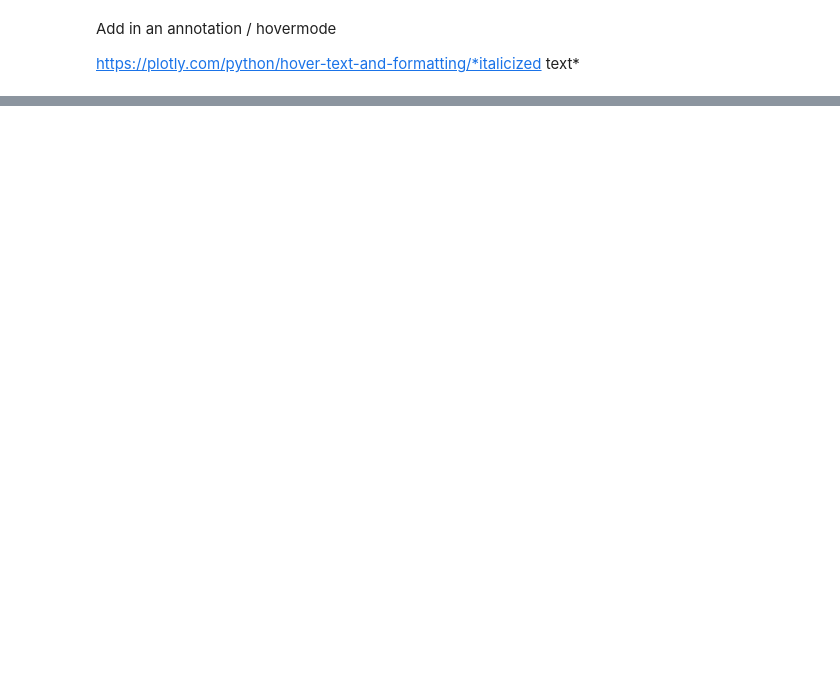
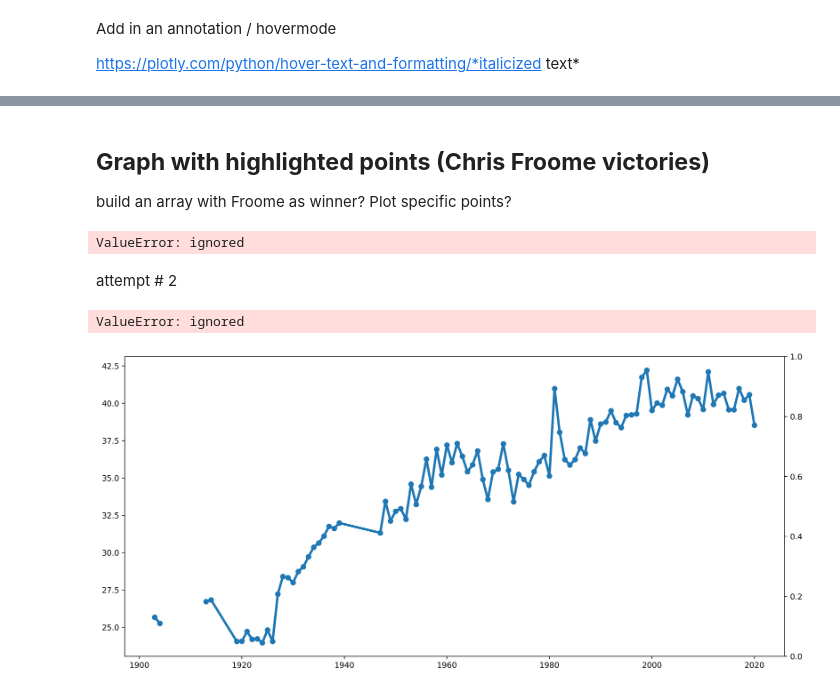
Before and after one commit to wcrowley342/tourdefancedata, a Jupyter notebook: TourDeFranceData.ipynb, the cells around one changed output, grey strips where cells are left out. Drawn from its saved outputs; the diff is of its cells as text; code cells hidden in the pictures; blank space fills up the shorter version.

```diff
--- a/TourDeFranceData.ipynb
+++ b/TourDeFranceData.ipynb
@@ -155,0 +157,32 @@ fig.show()
+# %% [markdown]
+
+**Graph with highlighted points (Chris Froome victories)**
+---
+build an array with Froome as winner? Plot specific points?
+# %%
+#df2 = rider_df.query('year >=2014')
+df2 = rider_df.query(year == 2014) # https://cmdlinetips.com/2019/11/how-to-highlight-data-points-with-colors-and-text-in-python/
+# %% [output]
+ValueError: ignored
+# %% [markdown]
+attempt # 2
+# %%
+#https://stackoverflow.com/questions/38512485/highlight-specific-points-in-matplotlib-scatterplot
+
+#x = rider_df["Year"]
+#y = rider_df["Rider"]
+#plt.scatter(x,y)
+
+#x = 'year'
+#y = 'winnerpace'
+#plt.scatter(x,y)
+
+
+fig,ax = plt.subplots(1,1,figsize=(15,7))
+ax.plot(year,winnerpace, "-o",lw=3)
+ax2 = ax.twinx()
+#ax2.plot(2013,40.542, color="y",lw=5)  - ran but didn't show up....
+#ax2.plot(rider_df["ListedAvgPace"][df['Year']==2013], 2013, color="y")  ran but didn't show up....
+# %% [output]
+ValueError: ignored
+[figure, added]
```
Also changed, not shown: parts of 28 cells of this notebook.
